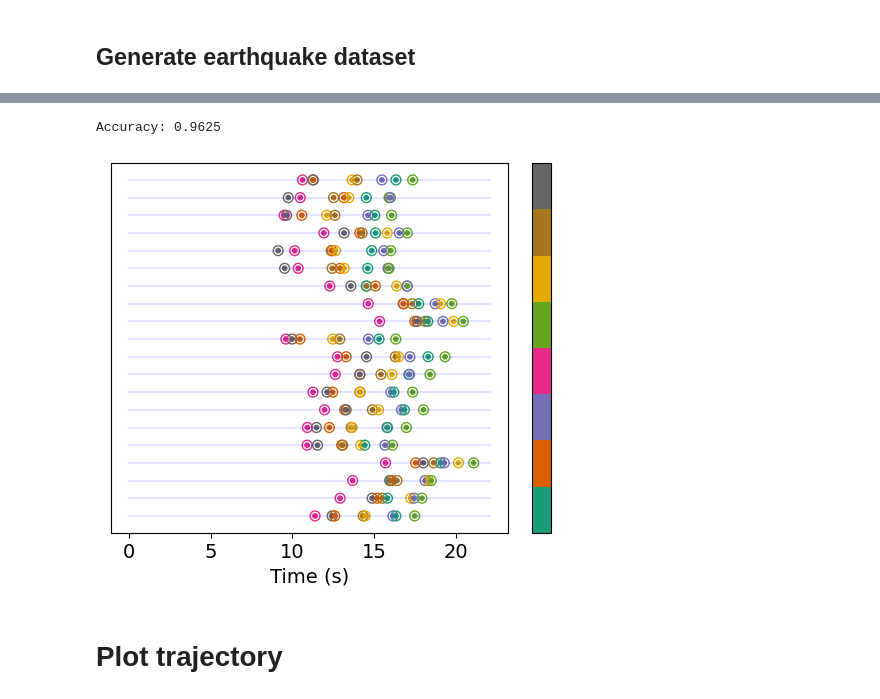
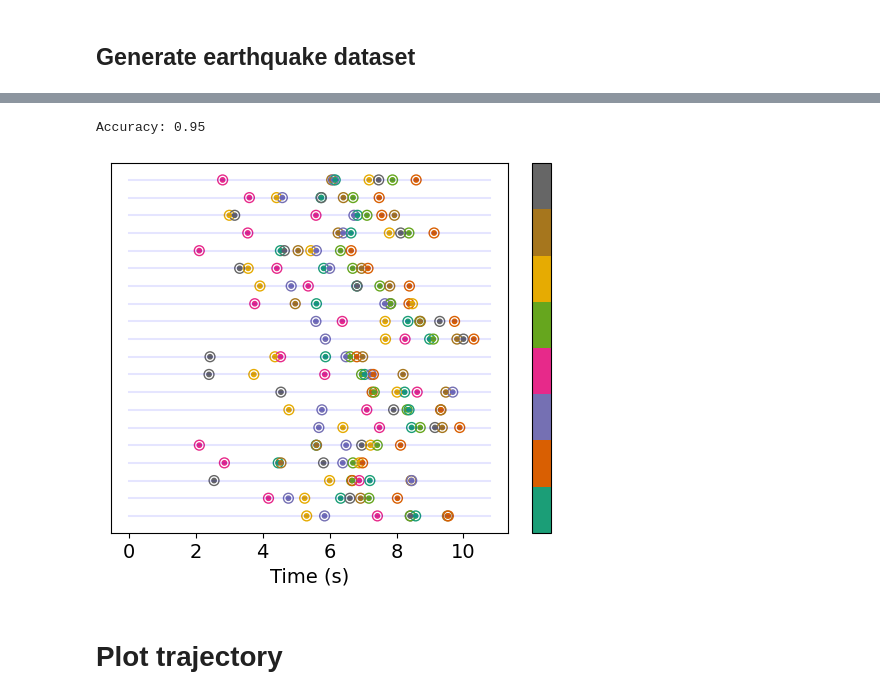
Before and after one commit to DaDaCheng/phase_association, a Jupyter notebook: known_wavespeed.ipynb, the cells around one changed output, grey strips where cells are left out. Drawn from its saved outputs; the diff is of its cells as text; code cells hidden in the pictures.

```diff
--- a/known_wavespeed.ipynb
+++ b/known_wavespeed.ipynb
@@ -46,7 +32,7 @@ _=ax0.legend()
 # %% [markdown]
 ## Fit traveling time
 # %%
-batch_size_siren=512
+batch_size_siren=1024
 first_omega_0=15
 hidden_omega_0=15
 model_traveltime= Siren(in_features=3, out_features=n_station, hidden_features=512,
@@ -55,7 +41,7 @@ optimizer = torch.optim.Adam(model_traveltime.parameters(), lr=0.00001)
 loss_function=torch.nn.MSELoss(reduction='mean')
 train_loader = torch.utils.data.DataLoader(ttdata, batch_size=batch_size_siren, shuffle=True,num_workers=8)
 # %%
-for epoch in range(100):
+for epoch in range(10000):
     model_traveltime.train()
     loss_batch = 0
     for data in train_loader:
@@ -67,7 +53,6 @@ for epoch in range(100):
         loss.backward()
         optimizer.step()
         loss_batch += loss.item()
-
     loss_epoch = loss_batch/len(train_loader)
     print(f'Epoch: {epoch:03d}, Train Loss: {loss_epoch:.2E}')
     if loss_epoch<1e-5:
@@ -94,7 +79,7 @@ Epoch: 032, Train Loss: 9.92E-06
 ## Generate earthquake dataset
 # %%
 n_earthquake=8
-tau_max=1 #1=10s
+tau_max=0.1 #1=10s
 loc_earthquake_index=np.random.randint(grid_size,size=[n_earthquake,3])
 tt=ttdata.travel_time.reshape(n_station,grid_size,grid_size,grid_size)
 true_receiver= tt[:,loc_earthquake_index[:,0],loc_earthquake_index[:,1],loc_earthquake_index[:,2]]
@@ -138,9 +123,9 @@ for try_i in range(1000): # usually need 1~5 trials
         loss_epoch = loss_batch/batch_size
 
         ## change hp
-        if loss_epoch<0.001 and updata_lr_flag:
+        if loss_epoch<0.0002 and updata_lr_flag:
             updata_lr_flag=False
-            optimizer = SGLD(AModel.parameters(), lr=0.001,noise=1e-4)
+            optimizer = SGLD(AModel.parameters(), lr=0.001,noise=1e-3)
 
         ## val test
         loc_earthquake_re=AModel.loc_earthquake.detach().clone().cpu().numpy()
@@ -148,7 +133,7 @@ for try_i in range(1000): # usually need 1~5 trials
         indexB=greed_assignment(loc_earthquake_coord,loc_earthquake_re)  # only check the test perfermance roughly
         loc_error=((loc_earthquake_coord[indexB,:]-loc_earthquake_re)**2).mean()
         time_earthquake_re=AModel.time_earthquake.detach().clone().cpu().numpy()
-        time_error=(((time_earthquake[indexB]-time_earthquake_re)/tau_max)**2).mean()
+        time_error=(((time_earthquake[indexB]-time_earthquake_re))**2).mean()
         if loss_epoch <lowest_loss:
             lowest_loss= loss_epoch
             lowest_loss_loc_earthquake_re = loc_earthquake_re
@@ -156,11 +141,11 @@ for try_i in range(1000): # usually need 1~5 trials
             lowest_loss_out = AModel(sort_out=False).clone().detach().cpu().numpy().T
 
         print(f'Try: {try_i:03d},Epoch: {epoch:03d}, Loss: {loss_epoch:.6f}, Loc error: {loc_error:.6f}, Time error: {time_error:.6f}')
-    if lowest_loss<0.0001:
+    if lowest_loss<0.0002:
             break
 
-## training with a small learning rate to get a better reconstruction.
-optimizer = SGLD(AModel.parameters(), lr=0.0001,noise=1e-5)
+## training extra epoachs with a small learning rate to get a better reconstruction.
+optimizer = SGLD(AModel.parameters(), lr=0.001,noise=1e-4)
 for epoch in range(50):
     loss_batch = 0
     count=0
@@ -210,35 +195,32 @@ Try: 040,Epoch: 049, Loss: 0.000003, Loc error: 0.000032, Time error: 0.000033
 # %%
-from scipy.optimize import quadratic_assignment
-from scipy.spatial import distance_matrix
-
-assignment_function=greed_assignment
+assignment_function=LAP
 
 plt.rcParams.update({'font.size': 14})
-indexB=assignment_function(loc_earthquake_coord,loc_earthquake_re)  #to get a order
+indexB=assignment_function(loc_earthquake_coord,loc_earthquake_re)  #get a order for the plot
 plt.figure(figsize=(6.4, 4.8))
 Crange=range(n_earthquake)
 xaxis_max=lowest_loss_out.max()*1.1
 cmap = plt.cm.get_cmap('Dark2', n_earthquake)
 correct_rate=0
 for i in range(n_station):
     yaxis_i=np.ones(n_earthquake)*i
     tx=true_station_travelingtime[i,]
     ti=true_station_travelingtime_index[i,:]
     out=lowest_loss_out[i,:]
     indexBi=assignment_function(out.reshape(-1,1),tx.reshape(-1,1))
     plt.plot([0,xaxis_max*9.5],[i,i],'-b',alpha=0.1)
     plt.scatter(tx*10,yaxis_i,marker='o', facecolors='none',s=50,alpha=1,edgecolors=cmap(ti[Crange]))
     plt.scatter(tx*10,yaxis_i,cmap=cmap,c=indexB[indexBi[Crange]],s=10,alpha=1)
     correct_rate+=np.mean(ti[Crange]==indexB[indexBi[Crange]])
 cbar=plt.colorbar()
 plt.xlabel('Time (s)')
 plt.yticks([])
 cbar.ax.tick_params(length=0)
 cbar.set_ticks([])
 print('Accuracy:',correct_rate/n_station)
 # %% [output]
-Accuracy: 0.9625
+Accuracy: 0.95
-[figure, old version]
+[figure, new version]
 # %% [markdown]
 # Plot trajectory
 # %%
```
Also changed, not shown: parts of 11 cells of this notebook, 5 other files.
